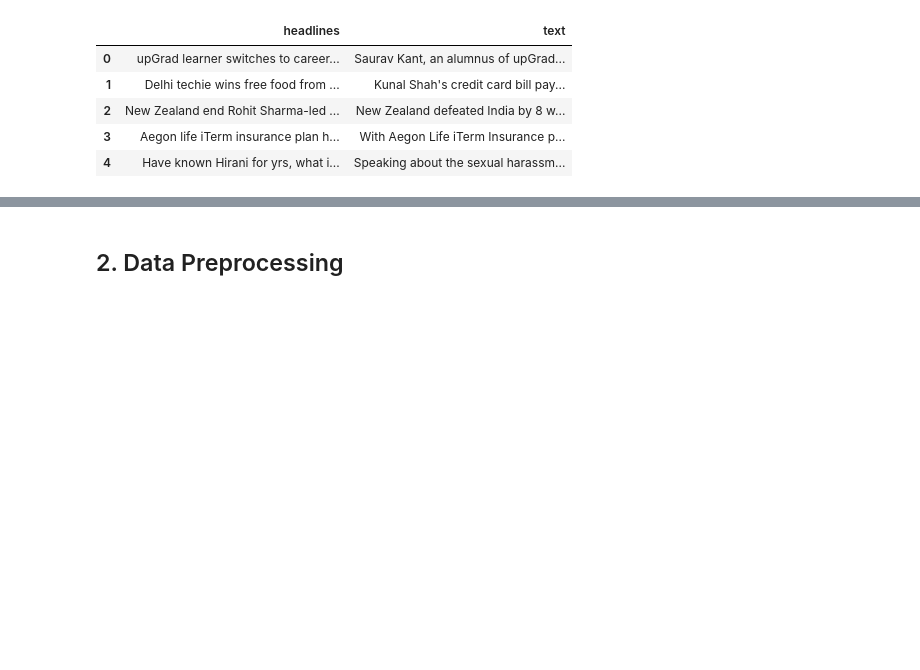
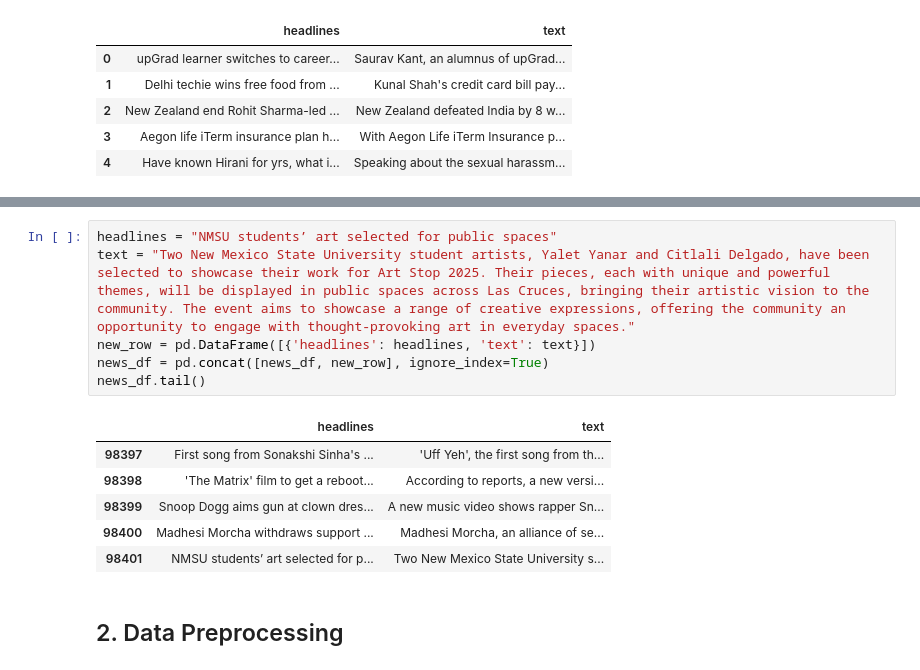
Before and after one commit to chicolinux/llm4summarization, a Jupyter notebook: assignment5.ipynb, the cells around one changed output, grey strips where cells are left out. Saved outputs shown, nothing was run; the diff lists cells and outputs as text; blank space fills up the shorter version.

```diff
--- a/assignment5.ipynb
+++ b/assignment5.ipynb
@@ -47,3 +55,16 @@ news_df.head()
+# %%
+headlines = "NMSU students’ art selected for public spaces"
+text = "Two New Mexico State University student artists, Yalet Yanar and Citlali Delgado, have been selected to showcase their work for Art Stop 2025. Their pieces, each with unique and powerful themes, will be displayed in public spaces across Las Cruces, bringing their artistic vision to the community. The event aims to showcase a range of creative expressions, offering the community an opportunity to engage with thought-provoking art in everyday spaces."
+new_row = pd.DataFrame([{'headlines': headlines, 'text': text}])
+news_df = pd.concat([news_df, new_row], ignore_index=True)
+news_df.tail()
+# %% [output]
+|  | headlines | text |
+| 98397 | First song from Sonakshi Sinha's ... | 'Uff Yeh', the first song from th... |
+| 98398 | 'The Matrix' film to get a reboot... | According to reports, a new versi... |
+| 98399 | Snoop Dogg aims gun at clown dres... | A new music video shows rapper Sn... |
+| 98400 | Madhesi Morcha withdraws support ... | Madhesi Morcha, an alliance of se... |
+| 98401 | NMSU students’ art selected for p... | Two New Mexico State University s... |
 # %% [markdown]
 ## 2. Data Preprocessing
 # %%
```
Also changed, not shown: parts of 11 cells of this notebook, 1 other file.
